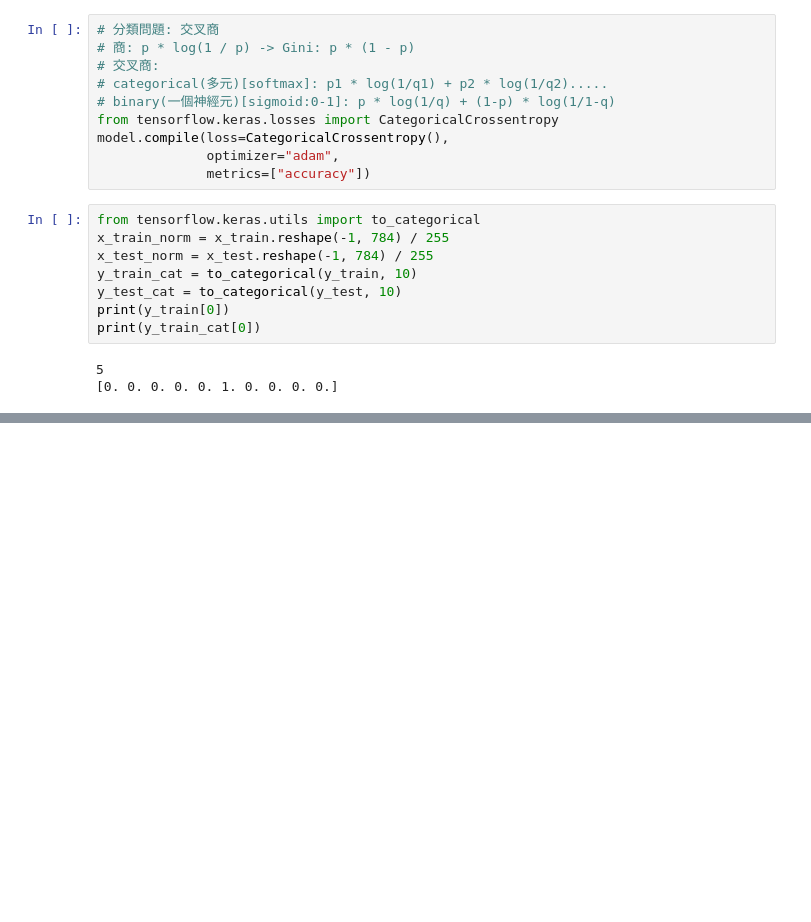
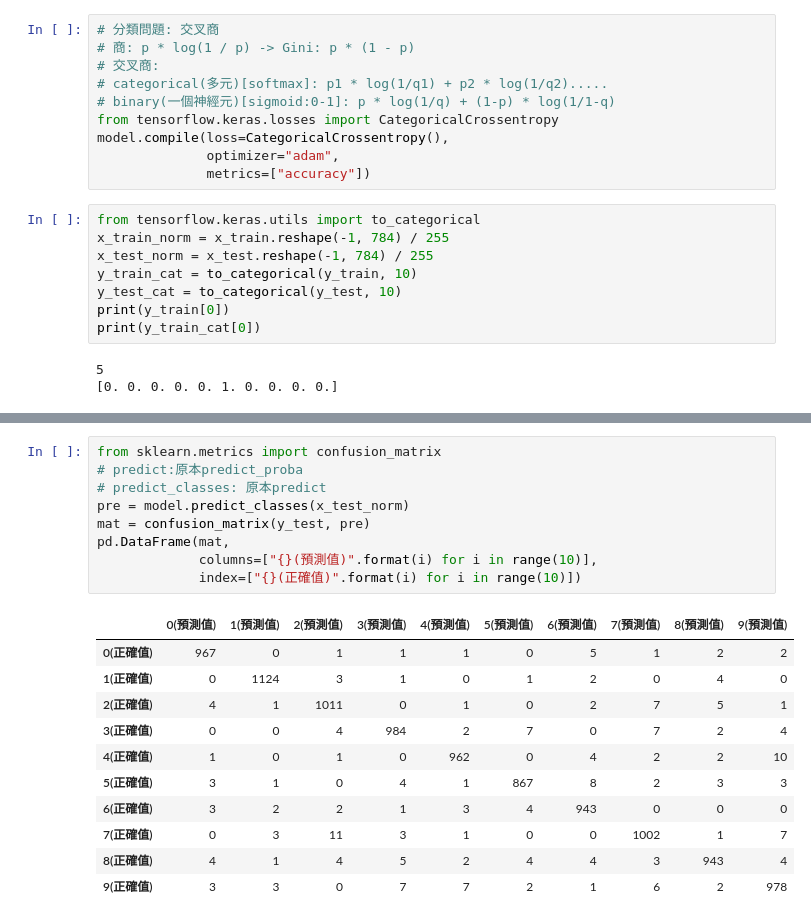
Before and after one commit to Elwing-Chou/ximenml, a Jupyter notebook: mlp.ipynb, the cells around one changed output, grey strips where cells are left out. Cells and saved outputs as stored; diff of their text form; blank space fills up the shorter version.

```diff
--- a/mlp.ipynb
+++ b/mlp.ipynb
@@ -106,0 +129,21 @@ model.evaluate(x_test_norm, y_test_cat)
+# %%
+from sklearn.metrics import confusion_matrix
+# predict:原本predict_proba
+# predict_classes: 原本predict
+pre = model.predict_classes(x_test_norm)
+mat = confusion_matrix(y_test, pre)
+pd.DataFrame(mat,
+             columns=["{}(預測值)".format(i) for i in range(10)],
+             index=["{}(正確值)".format(i) for i in range(10)])
+# %% [output]
+|  | 0(預測值) | 1(預測值) | 2(預測值) | 3(預測值) | 4(預測值) | 5(預測值) | 6(預測值) | 7(預測值) | 8(預測值) | 9(預測值) |
+| 0(正確值) | 967 | 0 | 1 | 1 | 1 | 0 | 5 | 1 | 2 | 2 |
+| 1(正確值) | 0 | 1124 | 3 | 1 | 0 | 1 | 2 | 0 | 4 | 0 |
+| 2(正確值) | 4 | 1 | 1011 | 0 | 1 | 0 | 2 | 7 | 5 | 1 |
+| 3(正確值) | 0 | 0 | 4 | 984 | 2 | 7 | 0 | 7 | 2 | 4 |
+| 4(正確值) | 1 | 0 | 1 | 0 | 962 | 0 | 4 | 2 | 2 | 10 |
+| 5(正確值) | 3 | 1 | 0 | 4 | 1 | 867 | 8 | 2 | 3 | 3 |
+| 6(正確值) | 3 | 2 | 2 | 1 | 3 | 4 | 943 | 0 | 0 | 0 |
+| 7(正確值) | 0 | 3 | 11 | 3 | 1 | 0 | 0 | 1002 | 1 | 7 |
+| 8(正確值) | 4 | 1 | 4 | 5 | 2 | 4 | 4 | 3 | 943 | 4 |
+| 9(正確值) | 3 | 3 | 0 | 7 | 7 | 2 | 1 | 6 | 2 | 978 |
```
Also changed, not shown: parts of 6 cells of this notebook.
